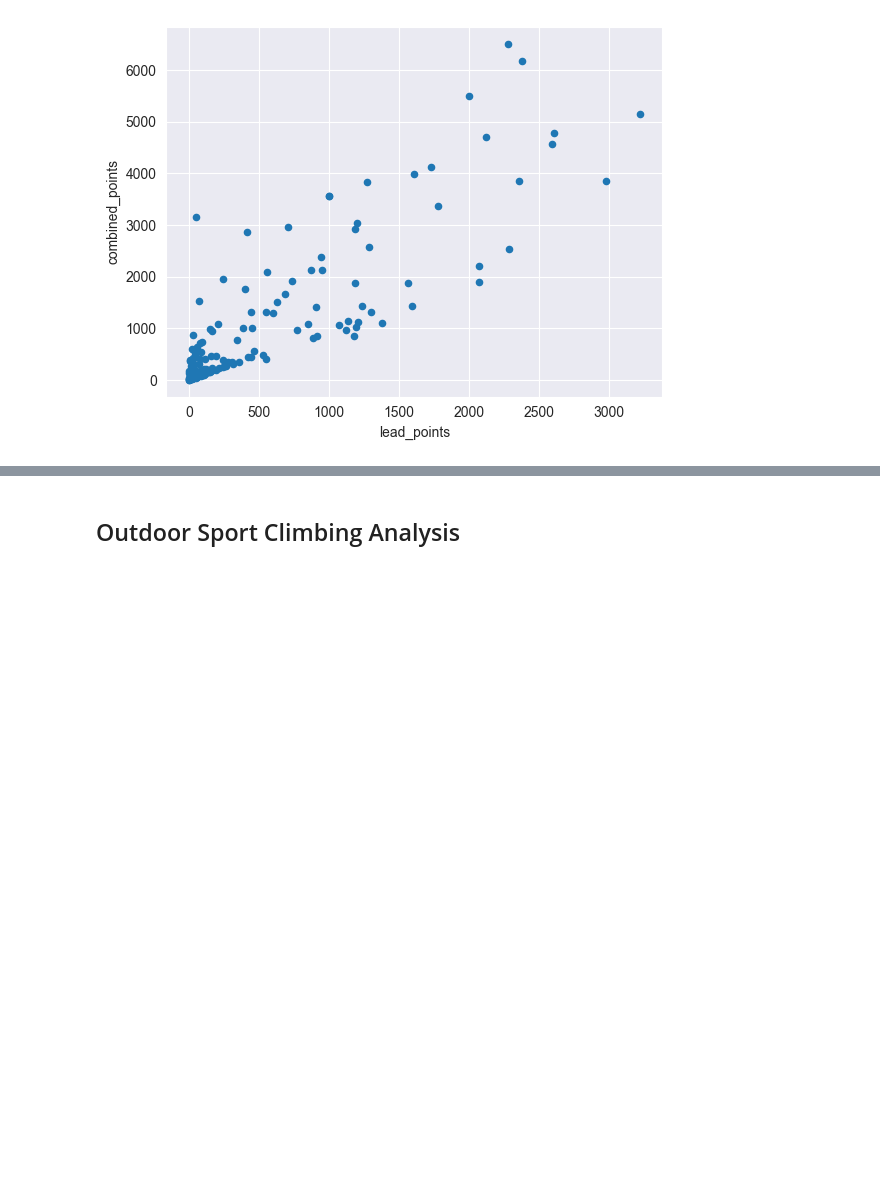
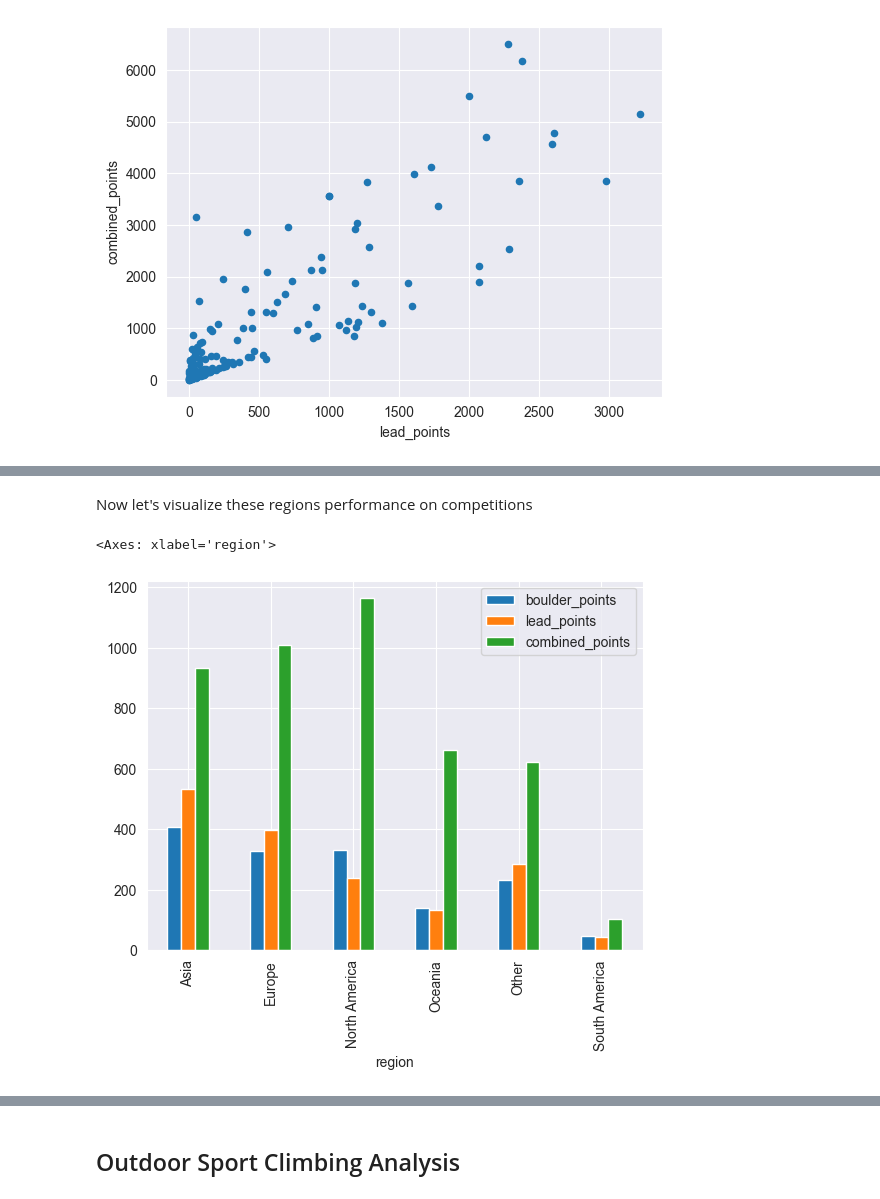
Before and after one commit to ssinix/crag-to-competition, a Jupyter notebook: 02_data_analysis/2.1_EDA.ipynb, the cells around one changed output, grey strips where cells are left out. Drawn from its saved outputs; the diff is of its cells as text; code cells hidden in the pictures; blank space fills up the shorter version.

```diff
--- a/02_data_analysis/2.1_EDA.ipynb
+++ b/02_data_analysis/2.1_EDA.ipynb
@@ -210,0 +261,7 @@ df.groupby('country')[['boulder_points', 'lead_points', 'combined_points']].mean
+# %% [markdown]
+Now let's visualize these regions performance on competitions
+# %%
+df.groupby('region')[['boulder_points', 'lead_points', 'combined_points']].mean().plot(kind='bar')
+# %% [output]
+<Axes: xlabel='region'>
+[figure, added]
```
Also changed, not shown: parts of 13 cells of this notebook.
